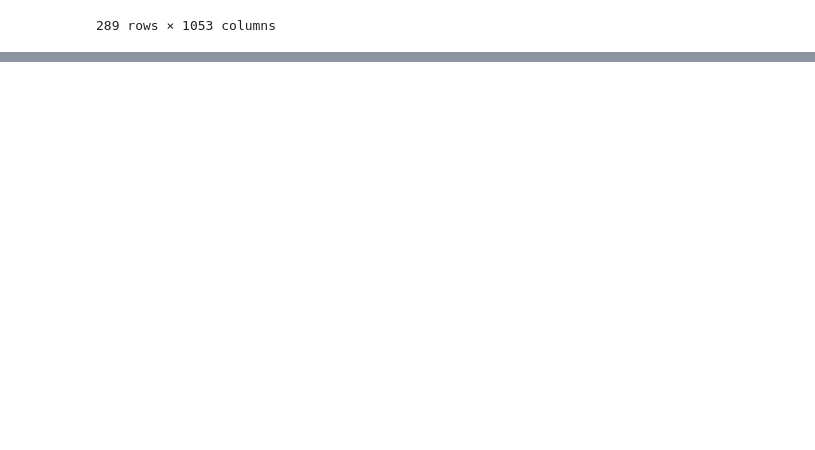
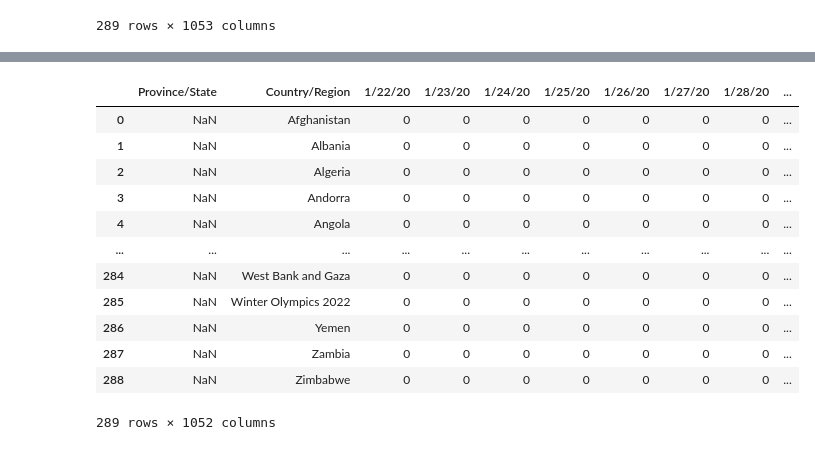
Before and after one commit to AIDA-Saskatchewan-polytechnic/Final-Project-By-Jerry-Sherin, a Jupyter notebook: Final.ipynb, the cells around one changed output, grey strips where cells are left out. Saved outputs shown, nothing was run; the diff lists cells and outputs as text; code cells hidden in the pictures; blank space fills up the shorter version.

```diff
--- a/Final.ipynb
+++ b/Final.ipynb
@@ -47,0 +80,19 @@ deaths_cases.drop(columns=['Lat','Long'],inplace=True)
+# %%
+#Finding out Total Confirmed Cases by Country
+confirmed_cases['Total Confirmed Cases'] = confirmed_cases.iloc[:,4:].sum(axis=1)
+
+confirmed_cases
+# %% [output]
+|  | Province/State | Country/Region | 1/22/20 | 1/23/20 | 1/24/20 | 1/25/20 | 1/26/20 | 1/27/20 | 1/28/20 | ... |
+| 0 | NaN | Afghanistan | 0 | 0 | 0 | 0 | 0 | 0 | 0 | ... |
+| 1 | NaN | Albania | 0 | 0 | 0 | 0 | 0 | 0 | 0 | ... |
+| 2 | NaN | Algeria | 0 | 0 | 0 | 0 | 0 | 0 | 0 | ... |
+| 3 | NaN | Andorra | 0 | 0 | 0 | 0 | 0 | 0 | 0 | ... |
+| 4 | NaN | Angola | 0 | 0 | 0 | 0 | 0 | 0 | 0 | ... |
+| ... | ... | ... | ... | ... | ... | ... | ... | ... | ... | ... |
+| 284 | NaN | West Bank and Gaza | 0 | 0 | 0 | 0 | 0 | 0 | 0 | ... |
+| 285 | NaN | Winter Olympics 2022 | 0 | 0 | 0 | 0 | 0 | 0 | 0 | ... |
+| 286 | NaN | Yemen | 0 | 0 | 0 | 0 | 0 | 0 | 0 | ... |
+| 287 | NaN | Zambia | 0 | 0 | 0 | 0 | 0 | 0 | 0 | ... |
+| 288 | NaN | Zimbabwe | 0 | 0 | 0 | 0 | 0 | 0 | 0 | ... |
+289 rows × 1052 columns
```
Also changed, not shown: parts of 11 cells of this notebook.
